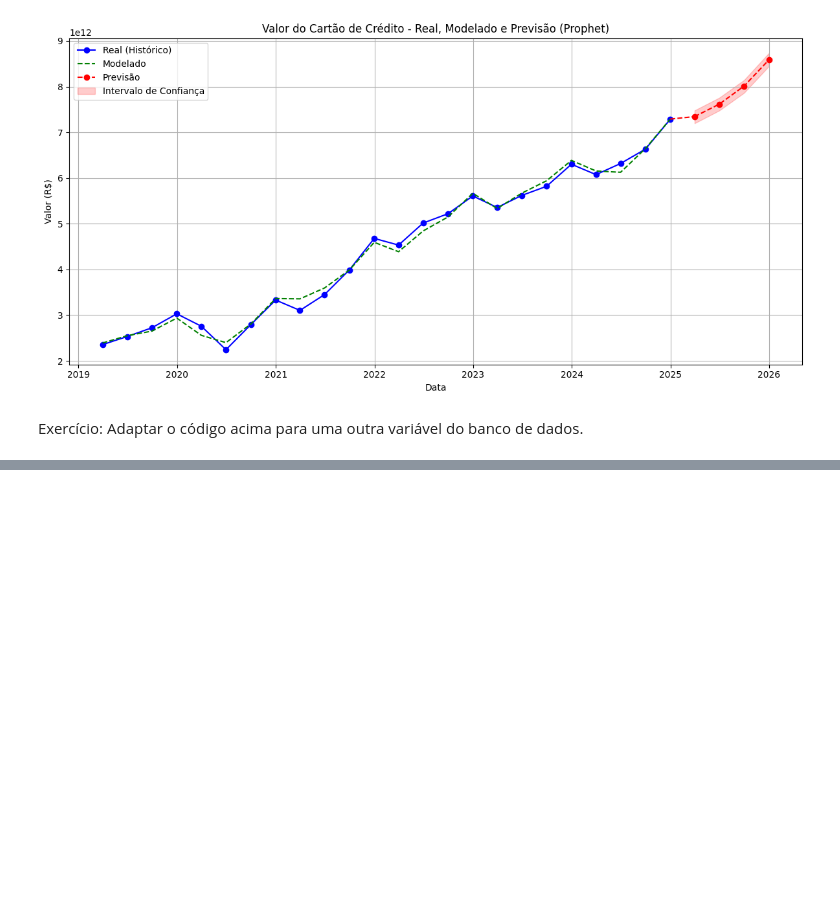
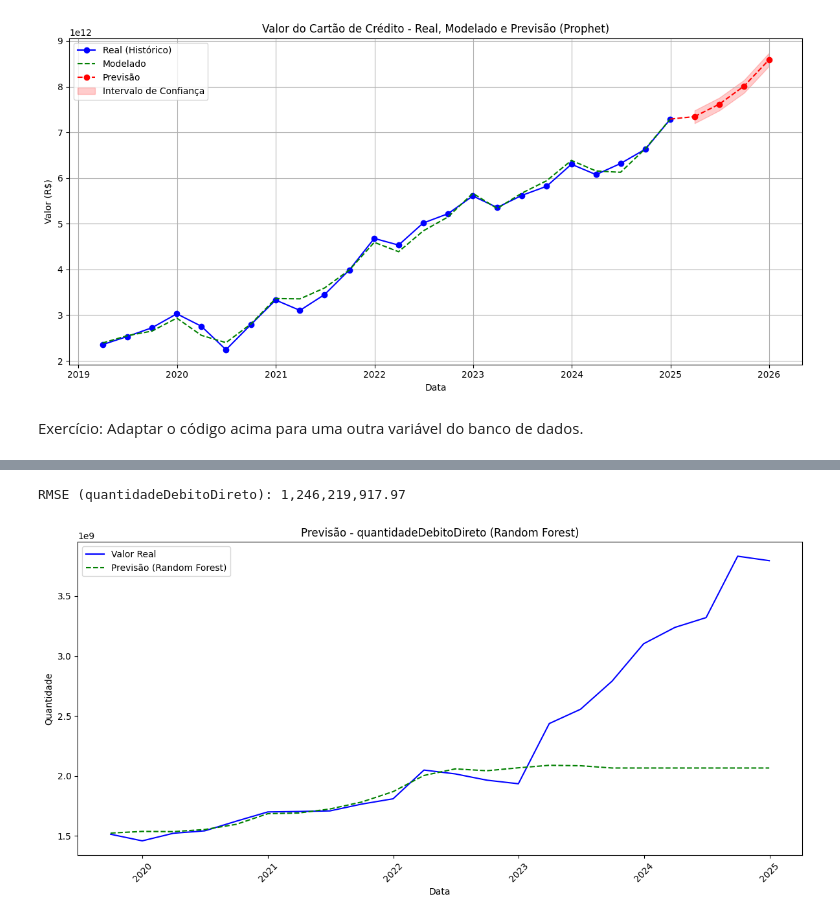
Before and after one commit to LouisyRodrigues7/etlBCB, a Jupyter notebook: MachineLearning.ipynb, the cells around one changed output, grey strips where cells are left out. Cells and saved outputs as stored; diff of their text form; code cells hidden in the pictures; blank space fills up the shorter version.

```diff
--- a/MachineLearning.ipynb
+++ b/MachineLearning.ipynb
@@ -264,0 +398,46 @@ Exercício: Adaptar o código acima para uma outra variável do banco de dados.
+# %%
+# Cria "lags" para ajudar o modelo a entender como os valores anteriores influenciam o atual.
+# Divide os dados em treino e teste para avaliar o modelo.
+# Treina o Random Forest para prever a quantidade de Débito Direto.
+# Depois mostra o erro da previsão (quanto ela errou, em média).
+# Por fim, plota o valor real junto com a previsão para ver como o modelo se saiu ao longo do tempo.
+
+df['lag1'] = df['quantidadeDebitoDireto'].shift(1)
+df['lag2'] = df['quantidadeDebitoDireto'].shift(2)
+
+df_model = df.dropna()
+X = df_model[melhores_variaveis + ['lag1', 'lag2']]
+y = df_model['quantidadeDebitoDireto']
+
+X_train, X_test, y_train, y_test = train_test_split(X, y, shuffle=False, test_size=0.3)
+
+modelo = RandomForestRegressor(
+    n_estimators=100,
+    max_depth=4,
+    min_samples_split=3,
+    min_samples_leaf=2,
+    max_features='log2',
+    random_state=42
+)
+modelo.fit(X_train, y_train)
+y_pred = modelo.predict(X_test)
+
+rmse = np.sqrt(mean_squared_error(y_test, y_pred))
+print(f"RMSE (quantidadeDebitoDireto): {rmse:,.2f}")
+
+y_full = np.concatenate([modelo.predict(X_train), y_pred])
+datas_full = df_model['datatrimestre'].iloc[-len(y_full):]
+
+plt.figure(figsize=(12, 6))
+plt.plot(df_model['datatrimestre'], df_model['quantidadeDebitoDireto'], label='Valor Real', color='blue')
+plt.plot(datas_full, y_full, label='Previsão (Random Forest)', color='green', linestyle='--')
+plt.title('Previsão - quantidadeDebitoDireto (Random Forest)')
+plt.xlabel('Data')
+plt.ylabel('Quantidade')
+plt.legend()
+plt.xticks(rotation=45)
+plt.tight_layout()
+plt.show()
+# %% [output]
+RMSE (quantidadeDebitoDireto): 1,246,219,917.97
+[figure, added]
```
Also changed, not shown: parts of 15 cells of this notebook.
